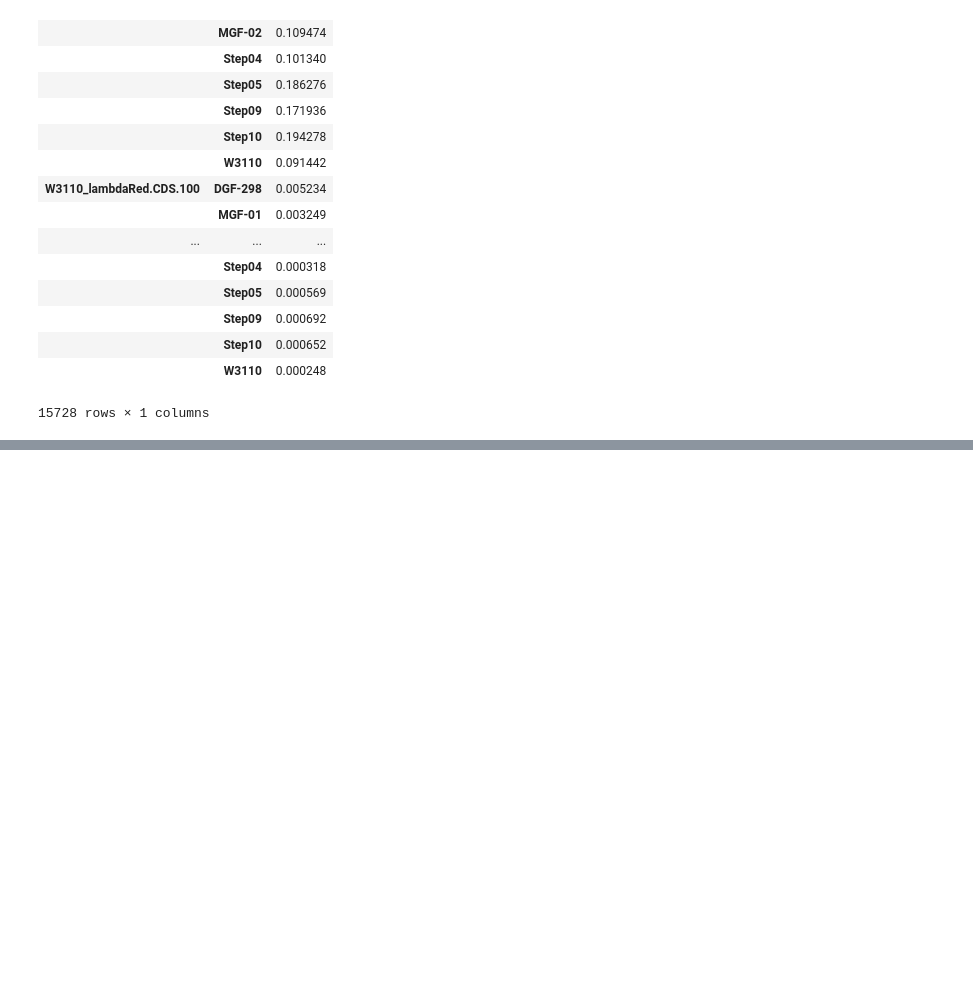
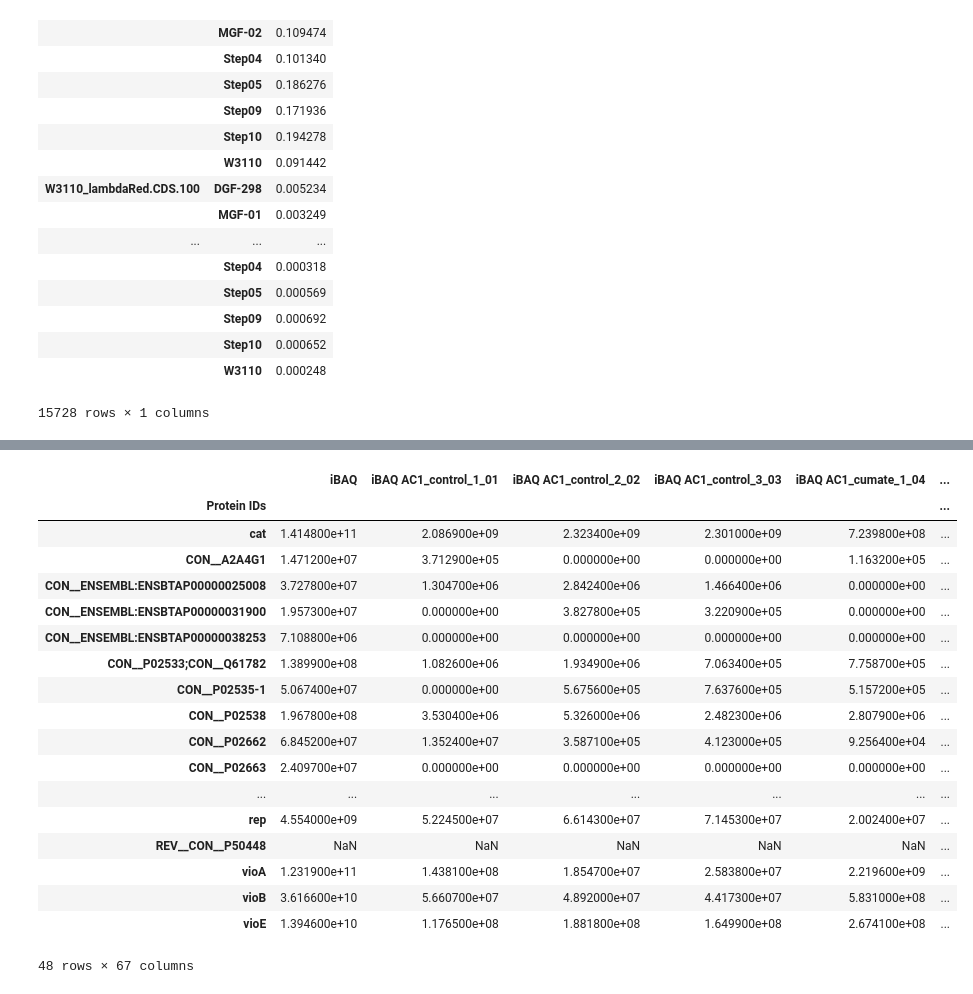
Before and after one commit to djinnome/MaxMass, a Jupyter notebook: src/CCO/CCO_iBAQ-nk.ipynb, the cells around one changed output, grey strips where cells are left out. Cells and saved outputs as stored; diff of their text form; code cells hidden in the pictures; blank space fills up the shorter version.

```diff
--- a/src/CCO/CCO_iBAQ-nk.ipynb
+++ b/src/CCO/CCO_iBAQ-nk.ipynb
@@ -283,0 +383,5 @@ melted_molpct.groupby(by=['index','Strain']).mean()
+# %%
+import pandas as pd
+import os
+pg = pd.read_table(os.path.join(os.environ['HOME'], 'Projects/E.coli', 'proteinGroups.txt'))
+pg
@@ -283,0 +407,25 @@ melted_molpct.groupby(by=['index','Strain']).mean()
+# %%
+ibaq = [c for c in pg.columns if 'iBAQ' in c]
+ibaq_df = pg.set_index('Protein IDs')[ibaq]
+nonnative = [idx for idx in ibaq_df.index if 'W3110' not in idx]
+ibaq_df.loc[nonnative]
+# %% [output]
+|  | iBAQ | iBAQ AC1_control_1_01 | iBAQ AC1_control_2_02 | iBAQ AC1_control_3_03 | iBAQ AC1_cumate_1_04 | ... |
+| Protein IDs |  |  |  |  |  | ... |
+| cat | 1.414800e+11 | 2.086900e+09 | 2.323400e+09 | 2.301000e+09 | 7.239800e+08 | ... |
+| CON__A2A4G1 | 1.471200e+07 | 3.712900e+05 | 0.000000e+00 | 0.000000e+00 | 1.163200e+05 | ... |
+| CON__ENSEMBL:ENSBTAP00000025008 | 3.727800e+07 | 1.304700e+06 | 2.842400e+06 | 1.466400e+06 | 0.000000e+00 | ... |
+| CON__ENSEMBL:ENSBTAP00000031900 | 1.957300e+07 | 0.000000e+00 | 3.827800e+05 | 3.220900e+05 | 0.000000e+00 | ... |
+| CON__ENSEMBL:ENSBTAP00000038253 | 7.108800e+06 | 0.000000e+00 | 0.000000e+00 | 0.000000e+00 | 0.000000e+00 | ... |
+| CON__P02533;CON__Q61782 | 1.389900e+08 | 1.082600e+06 | 1.934900e+06 | 7.063400e+05 | 7.758700e+05 | ... |
+| CON__P02535-1 | 5.067400e+07 | 0.000000e+00 | 5.675600e+05 | 7.637600e+05 | 5.157200e+05 | ... |
+| CON__P02538 | 1.967800e+08 | 3.530400e+06 | 5.326000e+06 | 2.482300e+06 | 2.807900e+06 | ... |
+| CON__P02662 | 6.845200e+07 | 1.352400e+07 | 3.587100e+05 | 4.123000e+05 | 9.256400e+04 | ... |
+| CON__P02663 | 2.409700e+07 | 0.000000e+00 | 0.000000e+00 | 0.000000e+00 | 0.000000e+00 | ... |
+| ... | ... | ... | ... | ... | ... | ... |
+| rep | 4.554000e+09 | 5.224500e+07 | 6.614300e+07 | 7.145300e+07 | 2.002400e+07 | ... |
+| REV__CON__P50448 | NaN | NaN | NaN | NaN | NaN | ... |
+| vioA | 1.231900e+11 | 1.438100e+08 | 1.854700e+07 | 2.583800e+07 | 2.219600e+09 | ... |
+| vioB | 3.616600e+10 | 5.660700e+07 | 4.892000e+07 | 4.417300e+07 | 5.831000e+08 | ... |
+| vioE | 1.394600e+10 | 1.176500e+08 | 1.881800e+08 | 1.649900e+08 | 2.674100e+08 | ... |
+48 rows × 67 columns
```
Also changed, not shown: parts of 23 cells of this notebook, 1 other file.
